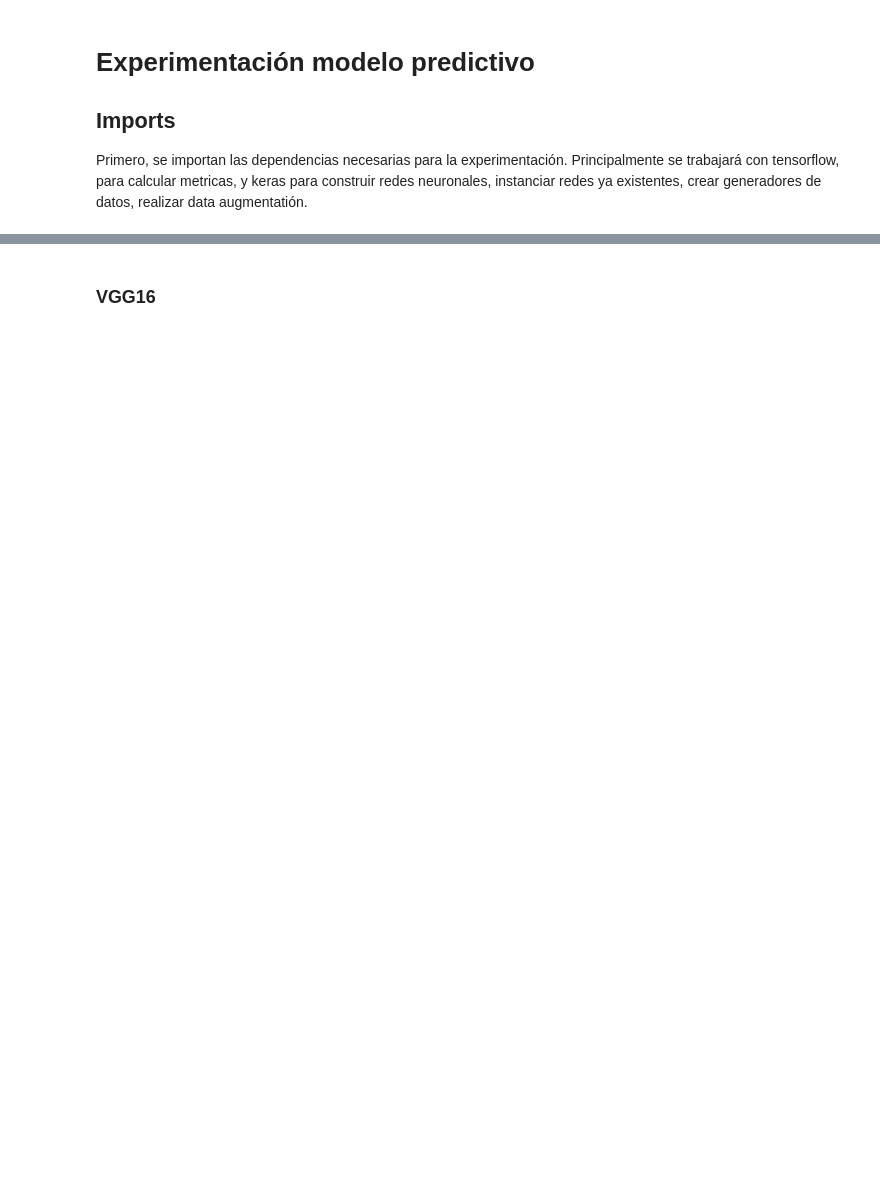
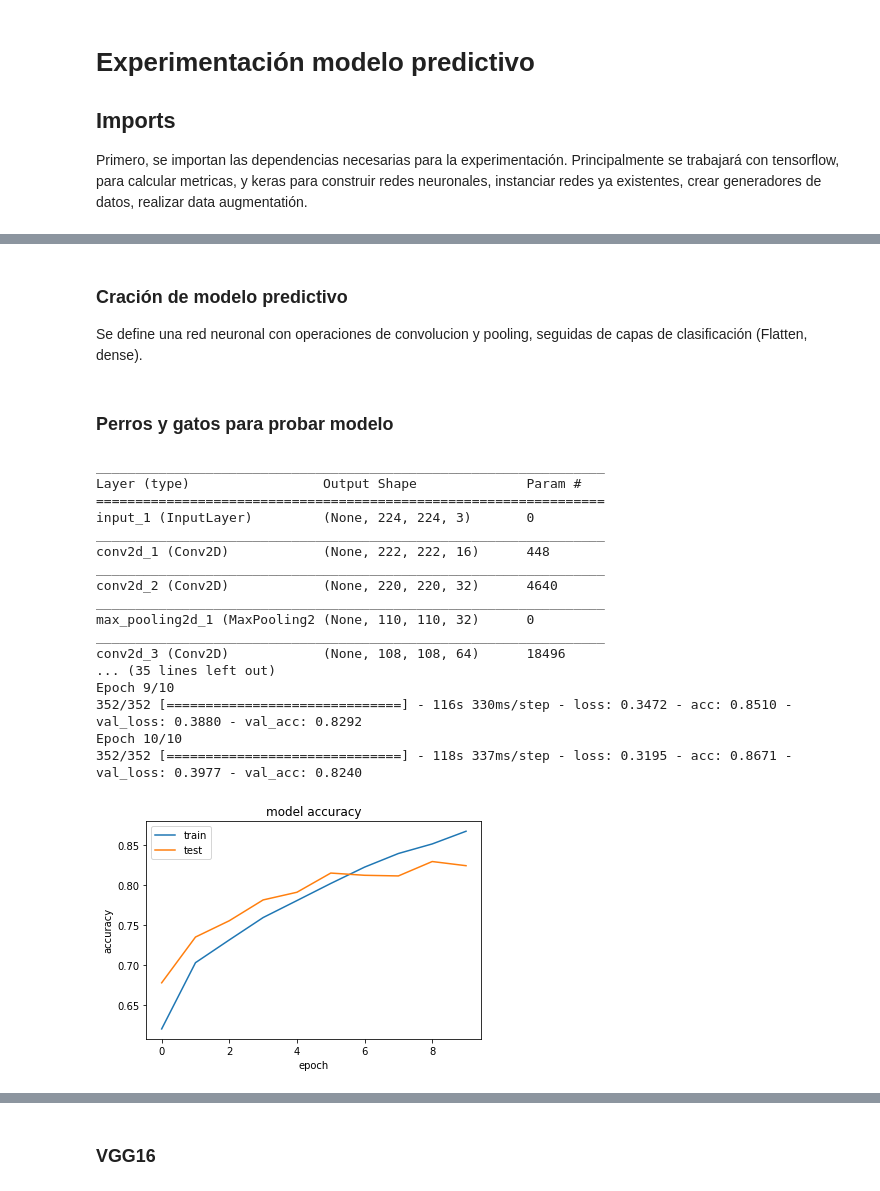
Before and after one commit to diegolamus/InvestigacionLeishmaniasis, a Jupyter notebook: ModeloPredictivo/Experiment.ipynb, the cells around one changed output, grey strips where cells are left out. Saved outputs shown, nothing was run; the diff lists cells and outputs as text; code cells hidden in the pictures; blank space fills up the shorter version.

Commit message:
Modelo predictivo, experimentación actualizada

```diff
--- a/ModeloPredictivo/Experiment.ipynb
+++ b/ModeloPredictivo/Experiment.ipynb
@@ -224,7 +6,0 @@ La primera red neuronal con la cual se experimentará será Xception.
-# %%
-# Instanciamos Xception
-conv_layers = Xception(weights='imagenet',include_top=False,input_shape=(imgage_size, imgage_size, 3))
-# Construimos modelo para transfer learning
-model = build_transfer_learning_model(conv_layers)
-history = train_model(model)
-export(model)
@@ -230,0 +101,61 @@ export(model)
+# %%
+def get_plt(history):
+    plt.plot(history.history['acc'])
+    plt.plot(history.history['val_acc'])
+    plt.title('model accuracy')
+    plt.ylabel('accuracy')
+    plt.xlabel('epoch')
+    plt.legend(['train', 'test'], loc='upper left')
+    return plt
+# %% [markdown]
+### Cración de modelo predictivo
+
+Se define una red neuronal con operaciones de convolucion y pooling, seguidas de capas de clasificación (Flatten, dense).
+# %%
+# Load custom model
+def build_CNN_model(image_size=224):
+    #Input
+    inputs = Input(shape=(image_size,image_size,3,))
+    #BranchOne
+    model = Conv2D(filters=16,kernel_size=(3,3),activation='relu')(inputs)
+    model = Conv2D(filters=32,kernel_size=(3,3),activation='relu')(model)
+    model = MaxPooling2D(pool_size=(2,2))(model)
+    model = Conv2D(filters=64,kernel_size=(3,3),activation='relu')(model)
+    model = Conv2D(filters=128,kernel_size=(3,3),activation='relu')(model)
+    model = MaxPooling2D(pool_size=(2,2))(model)
+    model = Flatten()(model)
+    model = Dense(124,activation='relu')(model)
+    model = Dropout(0.5)(model)
+    #Output
+    out = Dense(1, activation='sigmoid')(model)
+    # Compile Model
+    model = Model(inputs=[inputs], outputs=[out])
+    model.summary()
+    model = multi_gpu_model(model, gpus=2)
+    return model
+# %% [markdown]
+### Perros y gatos para probar modelo
+# %%
+model = build_CNN_model()
+history = train_model(model,'dogs_and_cats',10)
+plt = get_plt(history)
+plt.show()
+# %% [output]
+_________________________________________________________________
+Layer (type)                 Output Shape              Param #
+=================================================================
+input_1 (InputLayer)         (None, 224, 224, 3)       0
+_________________________________________________________________
+conv2d_1 (Conv2D)            (None, 222, 222, 16)      448
+_________________________________________________________________
+conv2d_2 (Conv2D)            (None, 220, 220, 32)      4640
+_________________________________________________________________
+max_pooling2d_1 (MaxPooling2 (None, 110, 110, 32)      0
+_________________________________________________________________
+conv2d_3 (Conv2D)            (None, 108, 108, 64)      18496
+... (35 lines left out)
+Epoch 9/10
+352/352 [==============================] - 116s 330ms/step - loss: 0.3472 - acc: 0.8510 - val_loss: 0.3880 - val_acc: 0.8292
+Epoch 10/10
+352/352 [==============================] - 118s 337ms/step - loss: 0.3195 - acc: 0.8671 - val_loss: 0.3977 - val_acc: 0.8240
+[figure, added]
```
Also changed, not shown: parts of 53 cells of this notebook, 2 other files.
